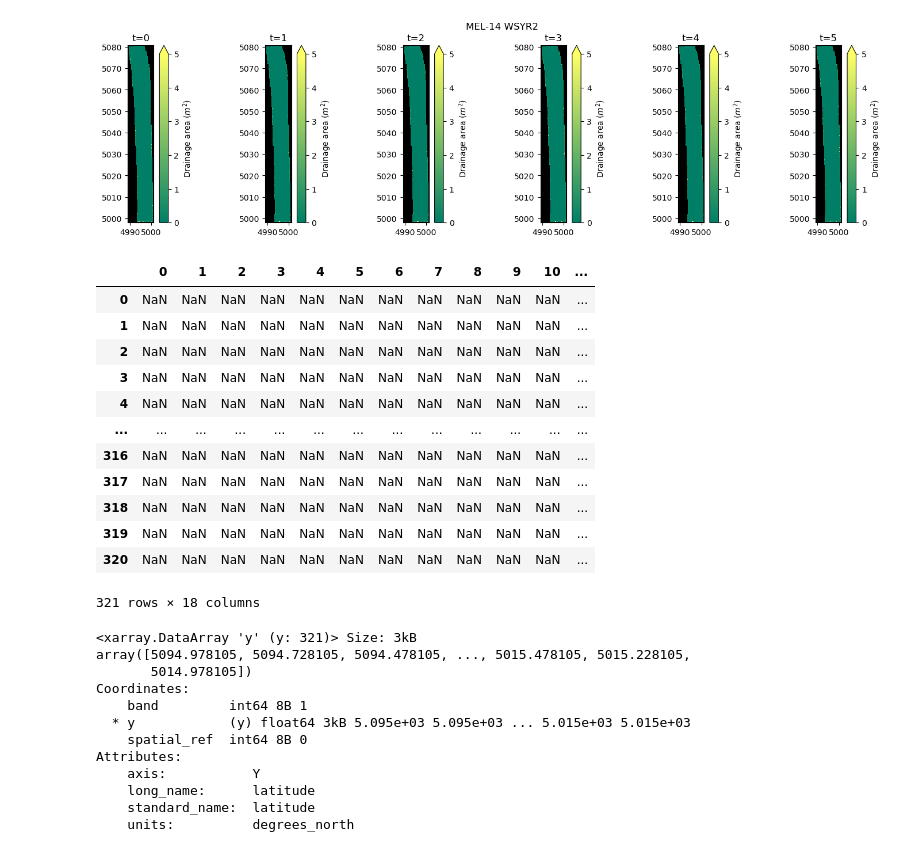
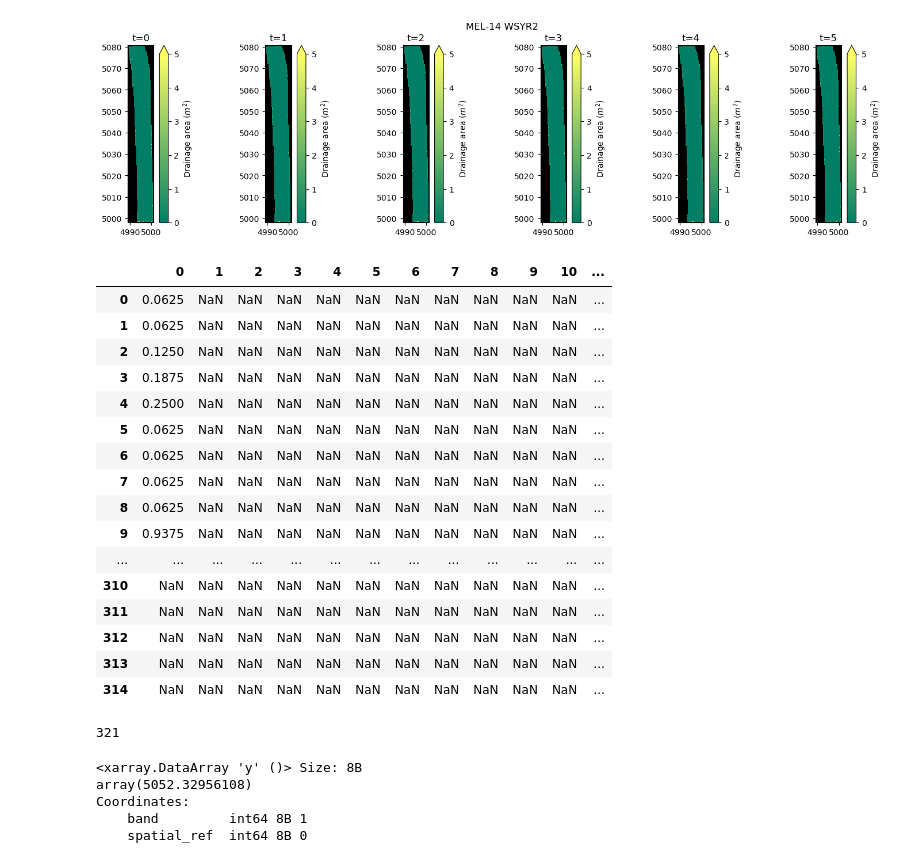
Before and after one commit to amanaster2/micro_diff, a Jupyter notebook: notebooks/flow_pathway_analysis.ipynb, the cells around one changed output. Saved outputs shown, nothing was run; the diff lists cells and outputs as text; code cells hidden in the pictures.

```diff
--- a/notebooks/flow_pathway_analysis.ipynb
+++ b/notebooks/flow_pathway_analysis.ipynb
@@ -472,33 +477,37 @@ for i in range(len(m14_wsyr2_dem_files)):
     m14_wsyr2_south[i] = m14_wsyr2[i].rio.clip(m14_south_gdf.geometry)
     m14_wsyr2_east[i] = m14_wsyr2[i].rio.clip(m14_east_gdf.geometry)
-# %%
-pd.DataFrame(k13_wsyr2_west[0].values)
-# %% [output]
-|  | 0 | 1 | 2 | 3 | 4 | 5 | 6 | 7 | 8 | 9 | 10 | ... |
-| 0 | NaN | NaN | NaN | NaN | NaN | NaN | NaN | NaN | NaN | NaN | NaN | ... |
-| 1 | NaN | NaN | NaN | NaN | NaN | NaN | NaN | NaN | NaN | NaN | NaN | ... |
-| 2 | NaN | NaN | NaN | NaN | NaN | NaN | NaN | NaN | NaN | NaN | NaN | ... |
-| 3 | NaN | NaN | NaN | NaN | NaN | NaN | NaN | NaN | NaN | NaN | NaN | ... |
-| 4 | NaN | NaN | NaN | NaN | NaN | NaN | NaN | NaN | NaN | NaN | NaN | ... |
-| ... | ... | ... | ... | ... | ... | ... | ... | ... | ... | ... | ... | ... |
-| 316 | NaN | NaN | NaN | NaN | NaN | NaN | NaN | NaN | NaN | NaN | NaN | ... |
-| 317 | NaN | NaN | NaN | NaN | NaN | NaN | NaN | NaN | NaN | NaN | NaN | ... |
-| 318 | NaN | NaN | NaN | NaN | NaN | NaN | NaN | NaN | NaN | NaN | NaN | ... |
-| 319 | NaN | NaN | NaN | NaN | NaN | NaN | NaN | NaN | NaN | NaN | NaN | ... |
-| 320 | NaN | NaN | NaN | NaN | NaN | NaN | NaN | NaN | NaN | NaN | NaN | ... |
-321 rows × 18 columns
 # %%
-k13_wsyr1_west[i]['y']
+df = pd.DataFrame(m14_wsyr1_west[0])
-# %% [output]
-<xarray.DataArray 'y' (y: 321)> Size: 3kB
-array([5094.978105, 5094.728105, 5094.478105, ..., 5015.478105, 5015.228105,
-       5014.978105])
-Coordinates:
-    band         int64 8B 1
-  * y            (y) float64 3kB 5.095e+03 5.095e+03 ... 5.015e+03 5.015e+03
-    spatial_ref  int64 8B 0
-Attributes:
-    axis:           Y
-    long_name:      latitude
-    standard_name:  latitude
-    units:          degrees_north
+# %%
+pd.set_option('display.max_rows', None)
+df
+# %% [output]
+|  | 0 | 1 | 2 | 3 | 4 | 5 | 6 | 7 | 8 | 9 | 10 | ... |
+| 0 | 0.0625 | NaN | NaN | NaN | NaN | NaN | NaN | NaN | NaN | NaN | NaN | ... |
+| 1 | 0.0625 | NaN | NaN | NaN | NaN | NaN | NaN | NaN | NaN | NaN | NaN | ... |
+| 2 | 0.1250 | NaN | NaN | NaN | NaN | NaN | NaN | NaN | NaN | NaN | NaN | ... |
+| 3 | 0.1875 | NaN | NaN | NaN | NaN | NaN | NaN | NaN | NaN | NaN | NaN | ... |
+| 4 | 0.2500 | NaN | NaN | NaN | NaN | NaN | NaN | NaN | NaN | NaN | NaN | ... |
+| 5 | 0.0625 | NaN | NaN | NaN | NaN | NaN | NaN | NaN | NaN | NaN | NaN | ... |
+| 6 | 0.0625 | NaN | NaN | NaN | NaN | NaN | NaN | NaN | NaN | NaN | NaN | ... |
+| 7 | 0.0625 | NaN | NaN | NaN | NaN | NaN | NaN | NaN | NaN | NaN | NaN | ... |
+| 8 | 0.0625 | NaN | NaN | NaN | NaN | NaN | NaN | NaN | NaN | NaN | NaN | ... |
+| 9 | 0.9375 | NaN | NaN | NaN | NaN | NaN | NaN | NaN | NaN | NaN | NaN | ... |
+| ... | ... | ... | ... | ... | ... | ... | ... | ... | ... | ... | ... | ... |
+| 310 | NaN | NaN | NaN | NaN | NaN | NaN | NaN | NaN | NaN | NaN | NaN | ... |
+| 311 | NaN | NaN | NaN | NaN | NaN | NaN | NaN | NaN | NaN | NaN | NaN | ... |
+| 312 | NaN | NaN | NaN | NaN | NaN | NaN | NaN | NaN | NaN | NaN | NaN | ... |
+| 313 | NaN | NaN | NaN | NaN | NaN | NaN | NaN | NaN | NaN | NaN | NaN | ... |
+| 314 | NaN | NaN | NaN | NaN | NaN | NaN | NaN | NaN | NaN | NaN | NaN | ... |
+# %%
+k13_wsyr1_west[0].values[~np.isnan(k13_wsyr1_west[0])].size
+# %% [output]
+321
+# %%
+np.sum(k13_dsyr1_west[0]['y']*k13_dsyr1_west[0].values[~np.isnan(k13_dsyr1_west[0])])/np.sum(k13_dsyr1_west[0].values[~np.isnan(k13_dsyr1_west[0])])
+# %% [output]
+<xarray.DataArray 'y' ()> Size: 8B
+array(5052.32956108)
+Coordinates:
+    band         int64 8B 1
+    spatial_ref  int64 8B 0
```
Also changed, not shown: parts of 7 cells of this notebook.
